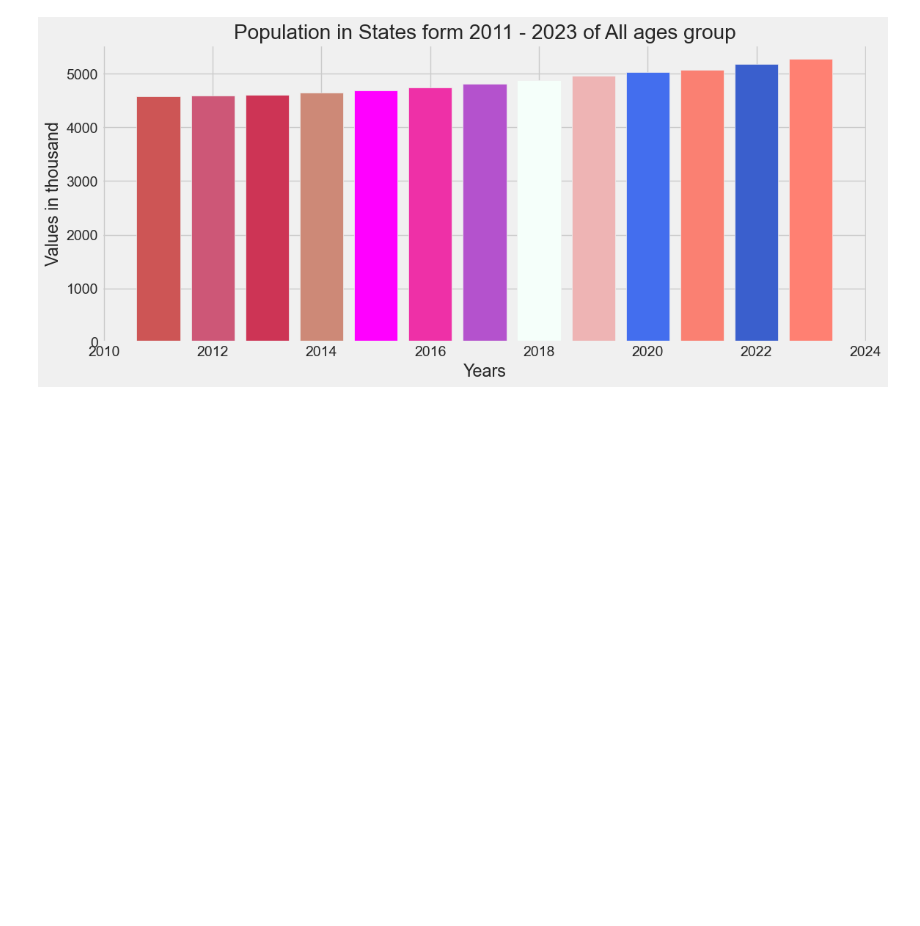
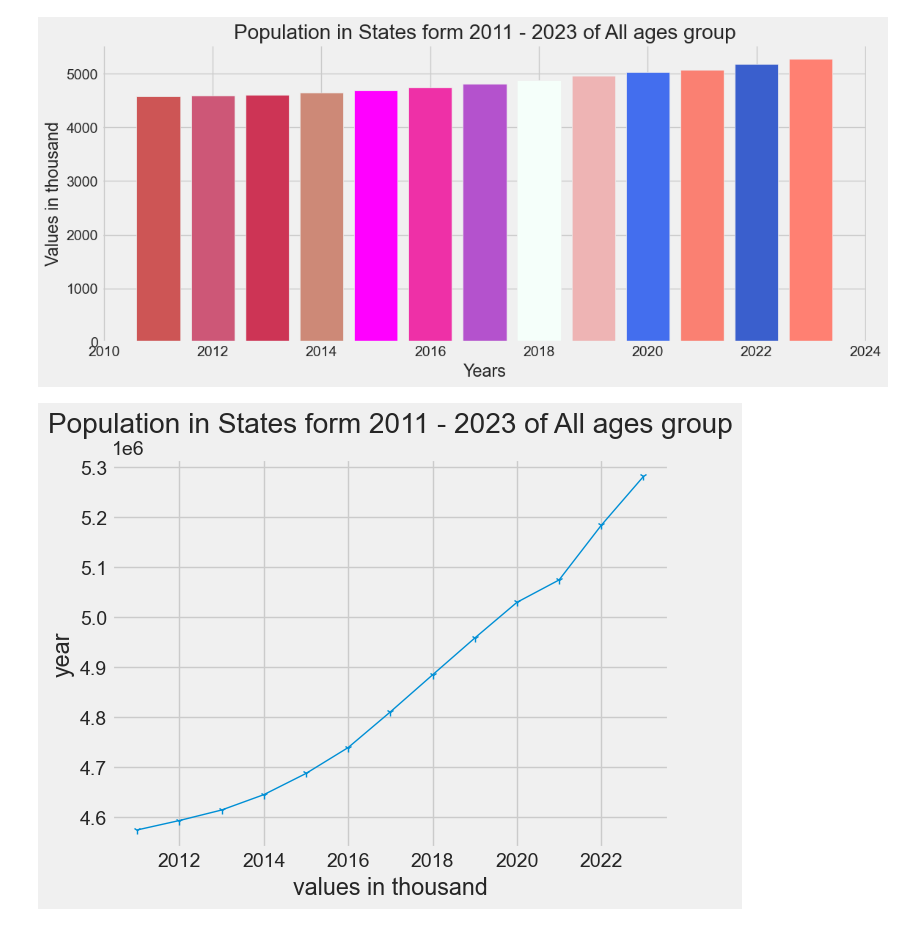
Before and after one commit to shyamghan17/Assignments, a Jupyter notebook: Population_dataset.ipynb, the cells around one changed output. Cells and saved outputs as stored; diff of their text form; code cells hidden in the pictures; blank space fills up the shorter version.

```diff
--- a/Population_dataset.ipynb
+++ b/Population_dataset.ipynb
@@ -159,3 +174,11 @@ plt.title("Population in States form 2011 - 2023 of All ages group")
 plt.show()
 # %% [output]
 [figure]
+# %%
+plt.plot(state_pop['year'], state_pop['value'], marker='1', label='All age', linewidth = 1)
+plt.xlabel('values in thousand')
+plt.ylabel('year')
+plt.title("Population in States form 2011 - 2023 of All ages group")
+plt.show()
+# %% [output]
+[figure, added]
```
Also changed, not shown: parts of 5 cells of this notebook, 1 other file.
